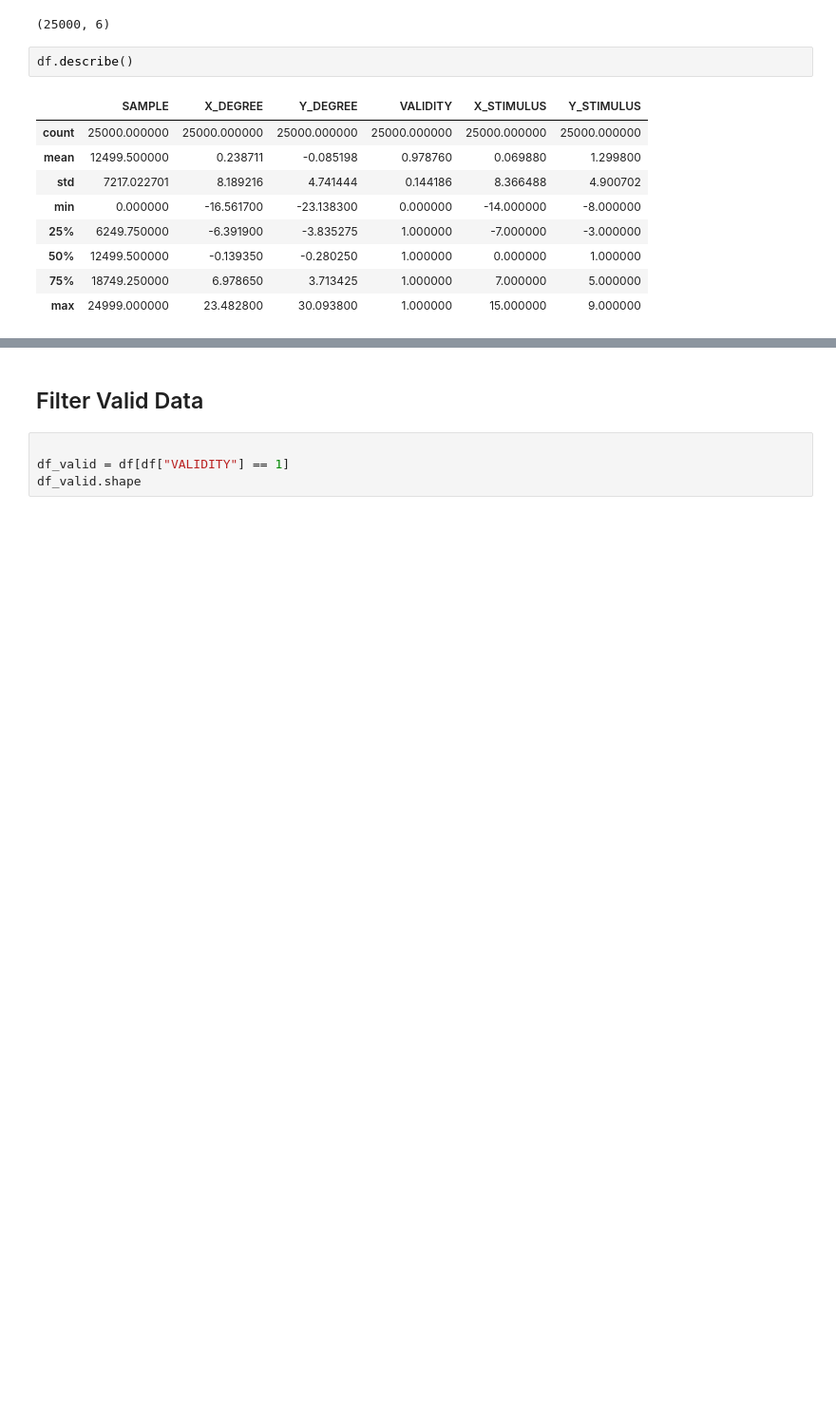
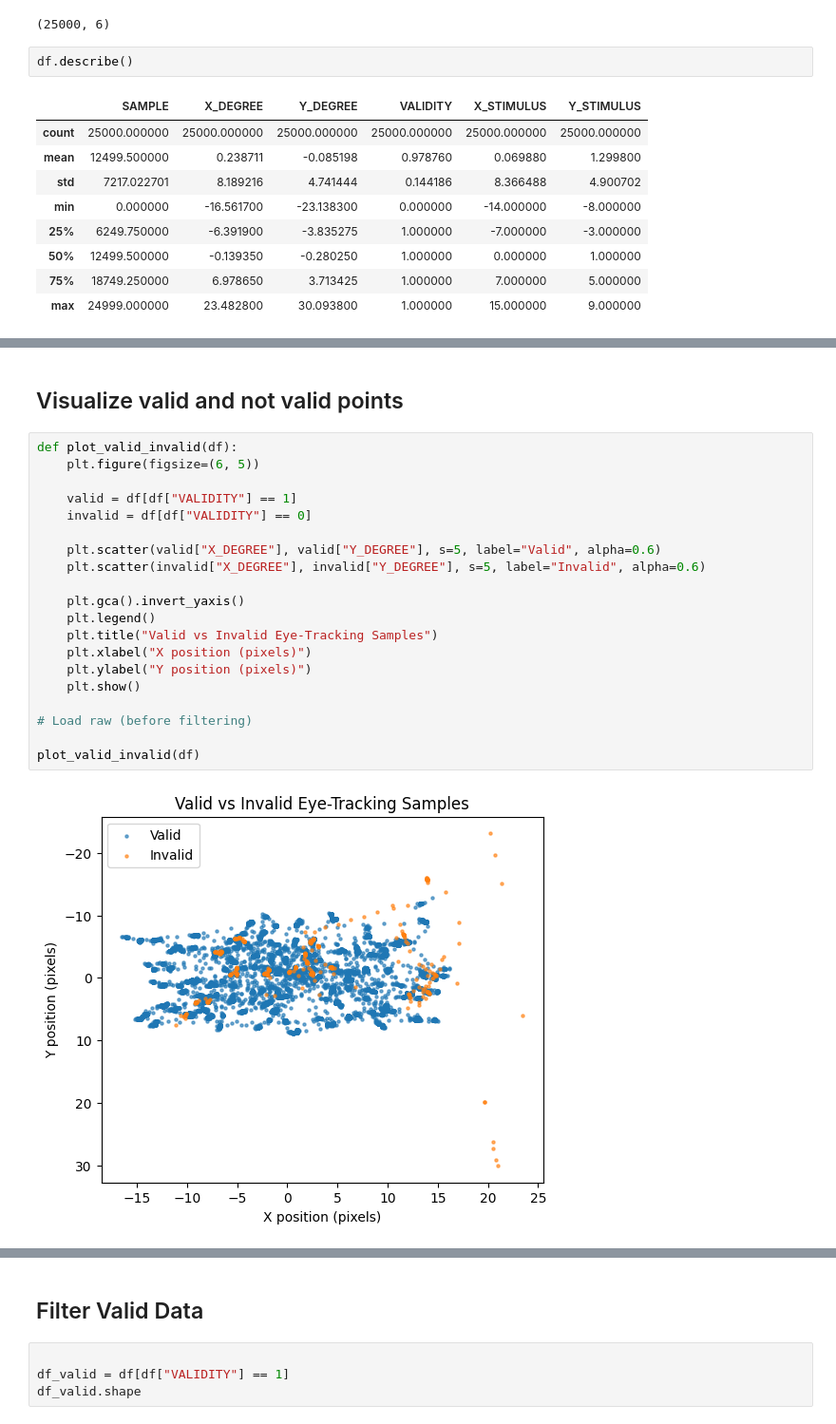
Before and after one commit to SammyGIS/hpc-ml-course, a Jupyter notebook: Lessons/2. Data Exploration & Analytics/data_exploration.ipynb, the cells around one changed output, grey strips where cells are left out. Shown: that part at 95% size. Cells and saved outputs as stored; diff of their text form; blank space fills up the shorter version.

```diff
--- a/Lessons/2. Data Exploration & Analytics/data_exploration.ipynb
+++ b/Lessons/2. Data Exploration & Analytics/data_exploration.ipynb
@@ -177,0 +196,24 @@ df.describe()
+# %% [markdown]
+## Visualize valid and not valid points
+# %%
+def plot_valid_invalid(df):
+    plt.figure(figsize=(6, 5))
+
+    valid = df[df["VALIDITY"] == 1]
+    invalid = df[df["VALIDITY"] == 0]
+
+    plt.scatter(valid["X_DEGREE"], valid["Y_DEGREE"], s=5, label="Valid", alpha=0.6)
+    plt.scatter(invalid["X_DEGREE"], invalid["Y_DEGREE"], s=5, label="Invalid", alpha=0.6)
+
+    plt.gca().invert_yaxis()
+    plt.legend()
+    plt.title("Valid vs Invalid Eye-Tracking Samples")
+    plt.xlabel("X position (pixels)")
+    plt.ylabel("Y position (pixels)")
+    plt.show()
+
+# Load raw (before filtering)
+
+plot_valid_invalid(df)
+# %% [output]
+[figure, added]
```
Also changed, not shown: parts of 4 cells of this notebook, 3 other files.
